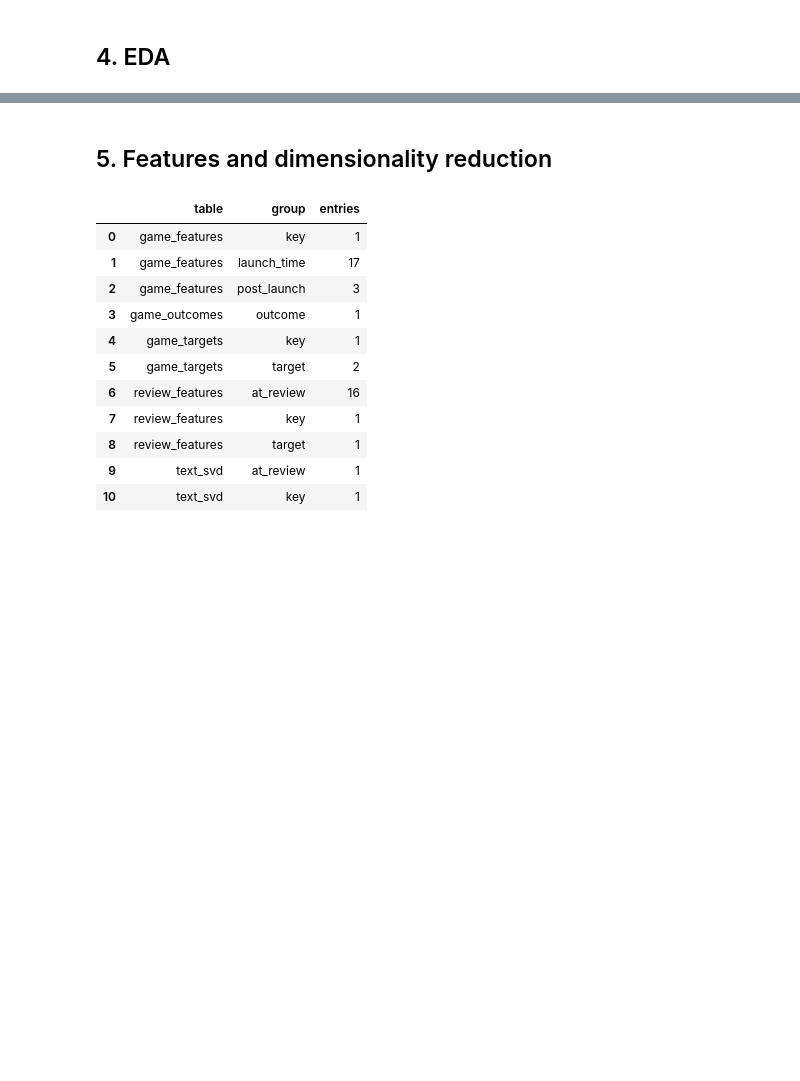
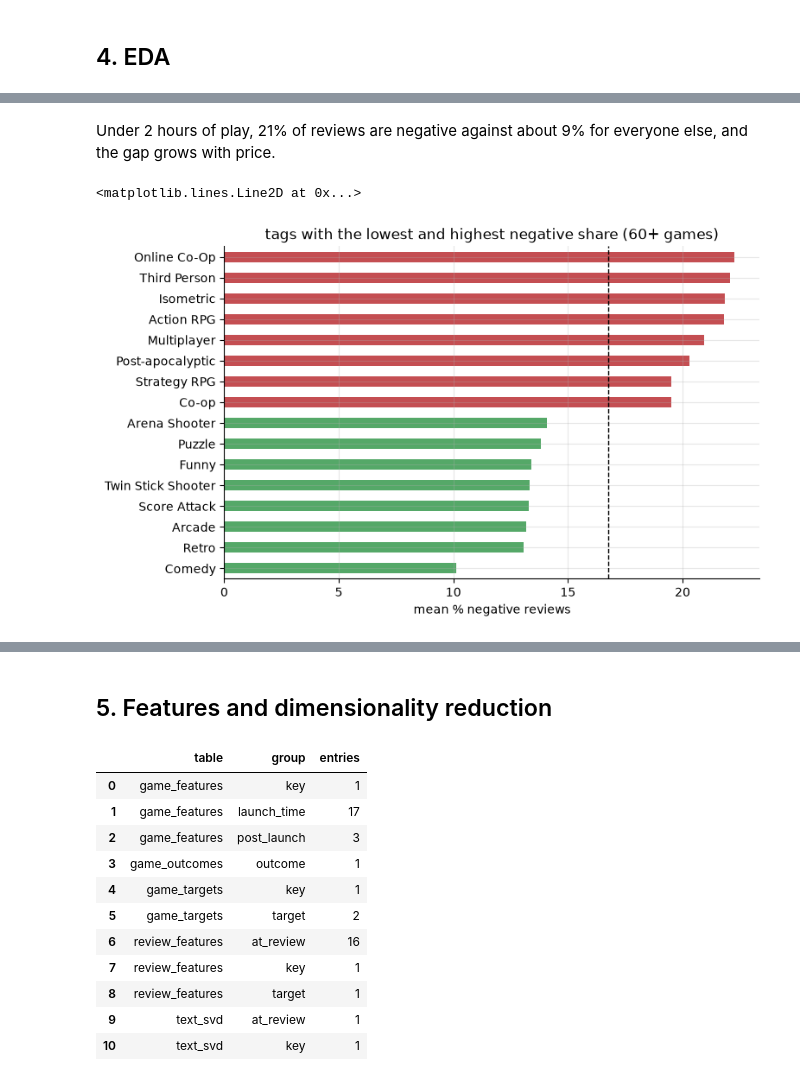
Before and after one commit to Shan713/IndieGuard, a Jupyter notebook: notebooks/review1/IndieGuard_Review1.ipynb, the cells around one changed output, grey strips where cells are left out. Cells and saved outputs as stored; diff of their text form; code cells hidden in the pictures; blank space fills up the shorter version.

```diff
--- a/notebooks/review1/IndieGuard_Review1.ipynb
+++ b/notebooks/review1/IndieGuard_Review1.ipynb
@@ -99,3 +105,16 @@ Short playtime and long reviews go with negativity, and languages differ a lot.
+# %% [markdown]
+Under 2 hours of play, 21% of reviews are negative against about 9% for everyone else, and the gap grows with price.
+# %%
+tg = g.assign(tag=g.tags.fillna("").str.split(";")).explode("tag")
+tg = tg[~tg.tag.isin(["", "Indie", "Roguelike", "Roguelite", "Singleplayer", "Action", "Adventure"])]
+st = tg.groupby("tag").agg(n=("appid", "size"), neg=("neg_ratio", "mean")).query("n >= 60").sort_values("neg")
+sel = pd.concat([st.head(8), st.tail(8)])
+ax = sel.neg.mul(100).plot.barh(figsize=(8, 5), color=["#55A868"] * 8 + ["#C44E52"] * 8, xlabel="mean % negative reviews", ylabel="",
+                                 title="tags with the lowest and highest negative share (60+ games)")
+ax.axvline(g.neg_ratio.mean() * 100, c="k", ls="--", lw=1)
+# %% [output]
+<matplotlib.lines.Line2D at 0x...>
+[figure, added]
 # %%
 m = reviews.assign(month=reviews.created.dt.tz_localize(None).dt.to_period("M"), neg=~reviews.voted_up).groupby("month").agg(n=("neg", "size"), neg=("neg", "mean"))
 m = m[m.index >= "2022-01"]
```
Also changed, not shown: parts of 51 cells of this notebook, 1 other file.
